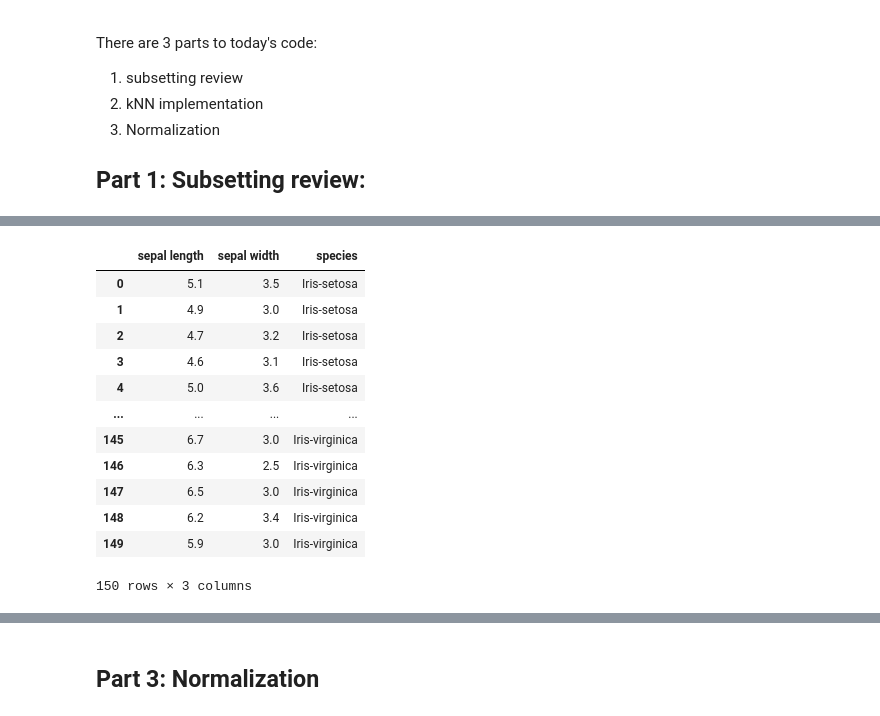
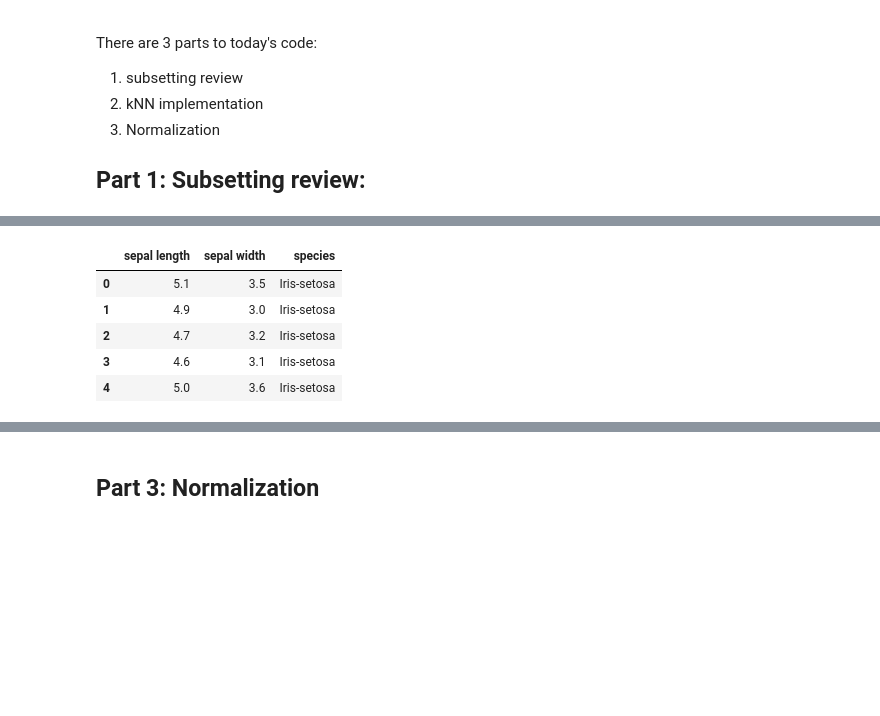
Before and after one commit to mpozzini/Day05, a Jupyter notebook: Day05_Notes.ipynb, the cells around one changed output, grey strips where cells are left out. Drawn from its saved outputs; the diff is of its cells as text; code cells hidden in the pictures; blank space fills up the shorter version.

```diff
--- a/Day05_Notes.ipynb
+++ b/Day05_Notes.ipynb
@@ -15,6 +15,6 @@ drive.mount('/content/drive')
 #go through authentication step
 
 #import the data and take a look at it
-data = pandas.read_csv('/content/drive/MyDrive/CS167/datasets/irisData.csv')
+data = pandas.read_csv('/content/drive/MyDrive/datasets/irisData.csv')
 data.head()
 # %% [output]
@@ -47,19 +40,12 @@ subset_rows
 # %%
 #grab a subset of columns
 subset_cols = data[['sepal length', 'sepal width', 'species']]
-subset_cols
+subset_cols.head()
 # %% [output]
 |  | sepal length | sepal width | species |
 | 0 | 5.1 | 3.5 | Iris-setosa |
 | 1 | 4.9 | 3.0 | Iris-setosa |
 | 2 | 4.7 | 3.2 | Iris-setosa |
 | 3 | 4.6 | 3.1 | Iris-setosa |
 | 4 | 5.0 | 3.6 | Iris-setosa |
-| ... | ... | ... | ... |
-| 145 | 6.7 | 3.0 | Iris-virginica |
-| 146 | 6.3 | 2.5 | Iris-virginica |
-| 147 | 6.5 | 3.0 | Iris-virginica |
-| 148 | 6.2 | 3.4 | Iris-virginica |
-| 149 | 5.9 | 3.0 | Iris-virginica |
-150 rows × 3 columns
 # %%
```
Also changed, not shown: parts of 19 cells of this notebook.
